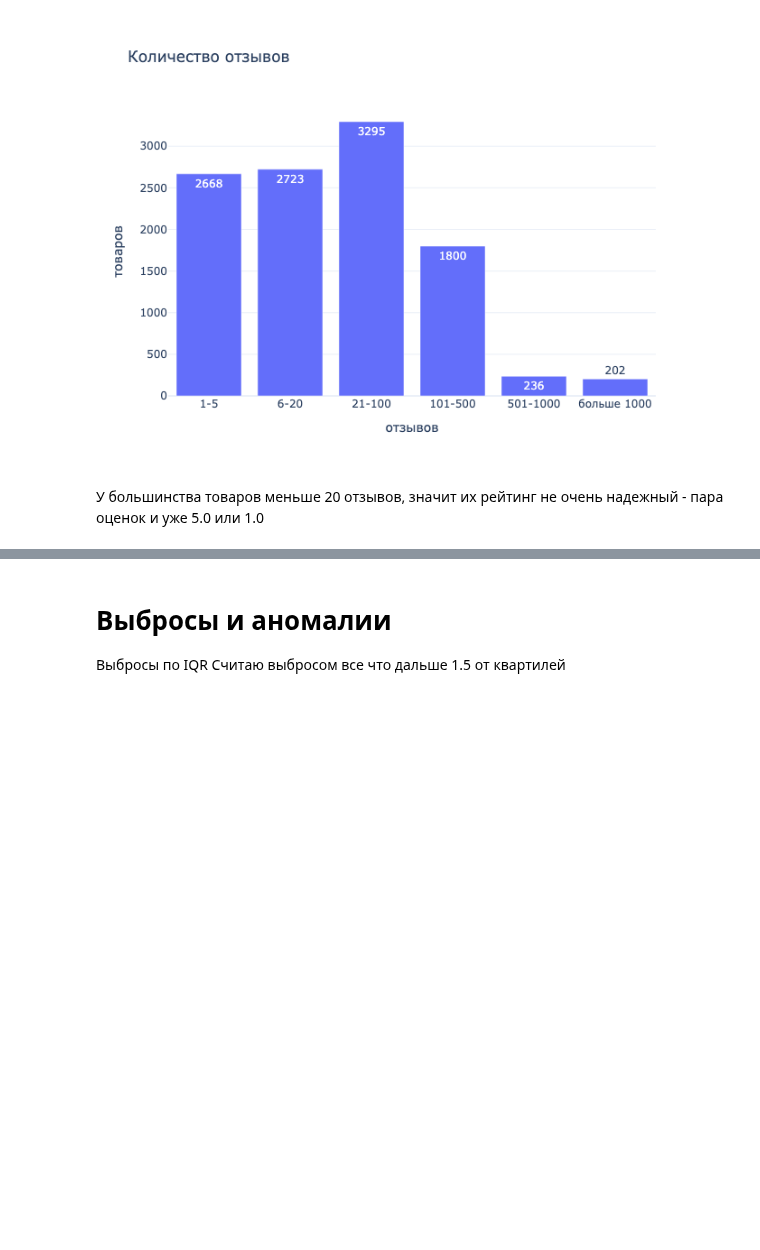
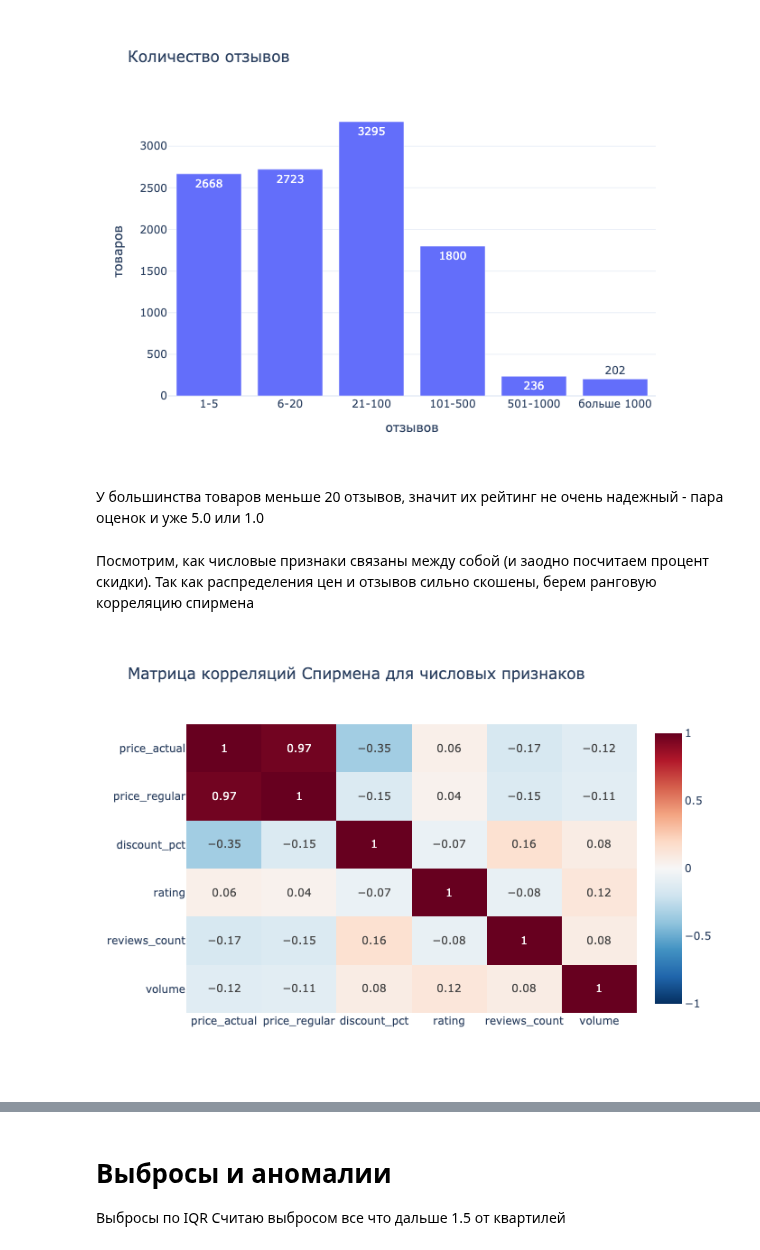
Before and after one commit to ValeriKond/dde-course, a Jupyter notebook: notebooks/EDA.ipynb, the cells around one changed output, grey strips where cells are left out. Drawn from its saved outputs; the diff is of its cells as text; code cells hidden in the pictures; blank space fills up the shorter version.

```diff
--- a/notebooks/EDA.ipynb
+++ b/notebooks/EDA.ipynb
@@ -195,3 +195,24 @@ fig.show()
 [figure]
 # %% [markdown]
 У большинства товаров меньше 20 отзывов, значит их рейтинг не очень надежный - пара оценок и уже 5.0 или 1.0
+# %% [markdown]
+Посмотрим, как числовые признаки связаны между собой (и заодно посчитаем процент скидки). Так как распределения цен и отзывов сильно скошены, берем ранговую корреляцию спирмена
+# %%
+# считаем скидку в процентах
+df["discount_pct"] = ((df["price_regular"] - df["price_actual"]) / df["price_regular"] * 100).clip(0, 100)
+
+num_cols = ["price_actual", "price_regular", "discount_pct", "rating", "reviews_count", "volume"]
+corr = df[num_cols].corr(method="spearman").round(2)
+
+fig = px.imshow(
+    corr,
+    text_auto=True,
+    color_continuous_scale="RdBu_r",
+    zmin=-1,
+    zmax=1,
+    aspect="auto",
+    title="Матрица корреляций Спирмена для числовых признаков",
+)
+fig.show()
+# %% [output]
+[figure, added]
```
Also changed, not shown: parts of 28 cells of this notebook.
